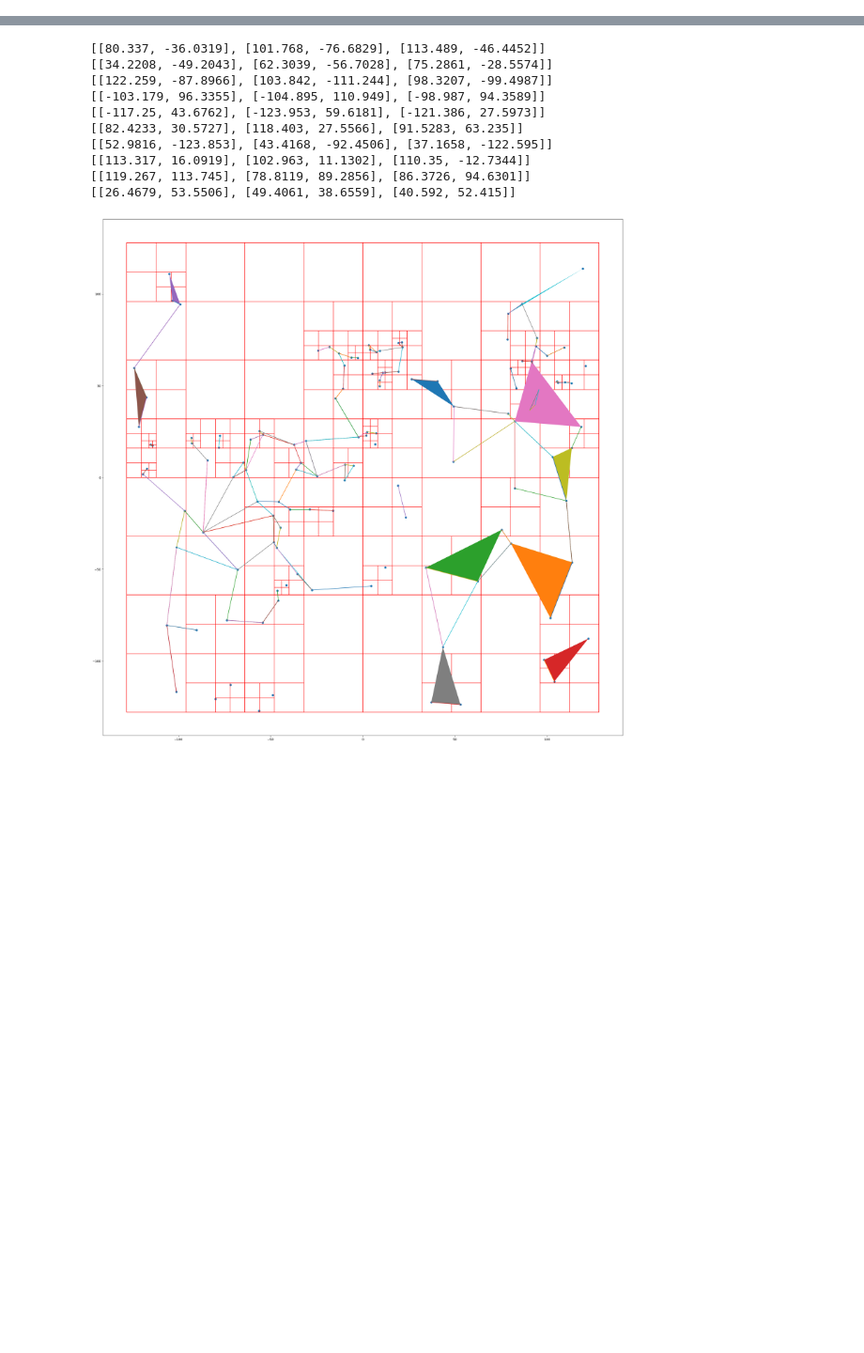
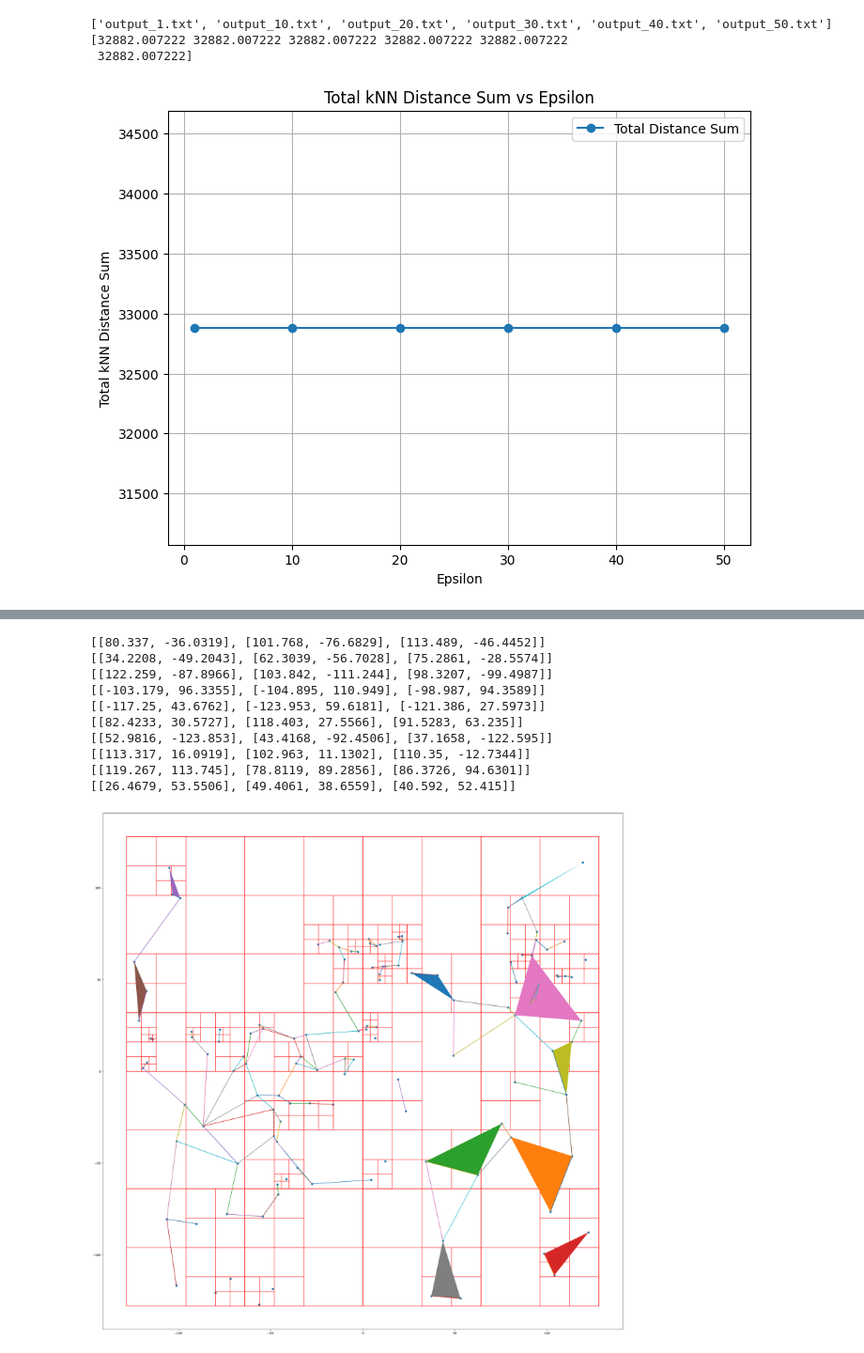
Before and after one commit to postechDNN/postechDNN, a Jupyter notebook: dnn/NearestNeighbor/EpsGraphnD/algorithm/plot_quadtree.ipynb, the cells around one changed output, grey strips where cells are left out. Shown: that part at 94% size. Cells and saved outputs as stored; diff of their text form; code cells hidden in the pictures; blank space fills up the shorter version.

Commit message:
:art: kNN and plot

```diff
--- a/dnn/NearestNeighbor/EpsGraphnD/algorithm/plot_quadtree.ipynb
+++ b/dnn/NearestNeighbor/EpsGraphnD/algorithm/plot_quadtree.ipynb
@@ -3,6 +3,73 @@ import matplotlib.pyplot as plt
 from matplotlib.patches import Rectangle
 import re
 import random
+# %%
+import matplotlib.pyplot as plt
+import numpy as np
+import os
+import glob
+
+# 파일 로드
+file_paths = sorted(glob.glob("output_*.txt"))  # 파일명 기준 정렬
+epsilon_values = []
+distance_sums = []
+print(file_paths)
+# 파일별로 데이터 읽고 처리
+for file_path in file_paths:
+    with open(file_path, "r") as f:
+        lines = f.readlines()
+
+    total_distance_sum = 0
+    current_epsilon = None
+
+    for i, line in enumerate(lines):
+        parts = line.strip().split()
+        if not parts:
+            continue
+
+        # 'o'로 시작하는 줄 -> epsilon 정보 읽기
+        if parts[0] == 'o':
+            current_epsilon = float(parts[1])  # epsVal
+            continue
+
+        # kNN 결과 부분 (각 쿼리 포인트에 대한 거리 정보)
+        try:
+            if len(parts) >= 2:
+                k_value = int(parts[-2])  # k 값
+                num_neighbors = int(parts[-1])  # kNN 개수
+
+                # 다음 num_neighbors 줄에 대한 거리 정보를 읽기
+                for j in range(num_neighbors):
+                    dist_info = lines[i + 1 + j].strip().split()
+                    if len(dist_info) >= 2:
+                        distance = float(dist_info[1])  # 거리 값
+                        total_distance_sum += distance
+        except:
+            pass
+
+    if current_epsilon is not None:
+        epsilon_values.append(current_epsilon)
+        distance_sums.append(total_distance_sum)
+
+# 정렬 (epsilon 순서대로)
+sorted_indices = np.argsort(epsilon_values)
+epsilon_values = np.array(epsilon_values)[sorted_indices]
+distance_sums = np.array(distance_sums)[sorted_indices]
+print(distance_sums)
+# 플로팅
+plt.figure(figsize=(8, 6))
+plt.plot(epsilon_values, distance_sums, marker="o", linestyle="-", label="Total Distance Sum")
+plt.xlabel("Epsilon")
+plt.ylabel("Total kNN Distance Sum")
+plt.title("Total kNN Distance Sum vs Epsilon")
+plt.grid(True)
+plt.legend()
+plt.show()
+# %% [output]
+['output_1.txt', 'output_10.txt', 'output_20.txt', 'output_30.txt', 'output_40.txt', 'output_50.txt']
+[32882.007222 32882.007222 32882.007222 32882.007222 32882.007222
+ 32882.007222]
+[figure, added]
 # %%
 box_list = []
 point_list = []
```
Also changed, not shown: parts of 1 cell of this notebook, 13 other files.
